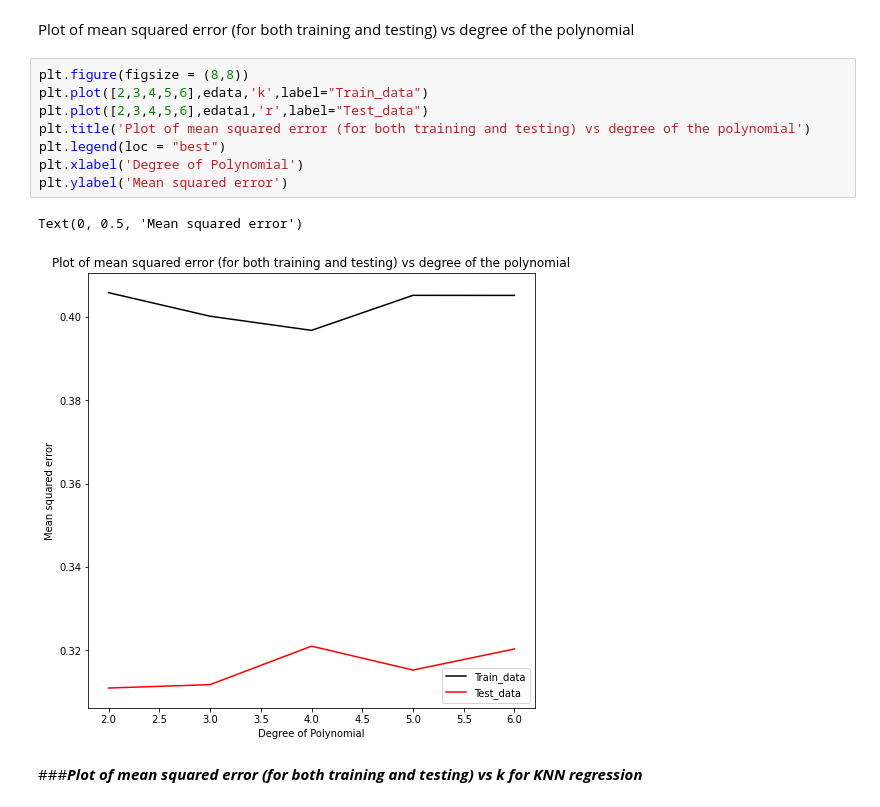
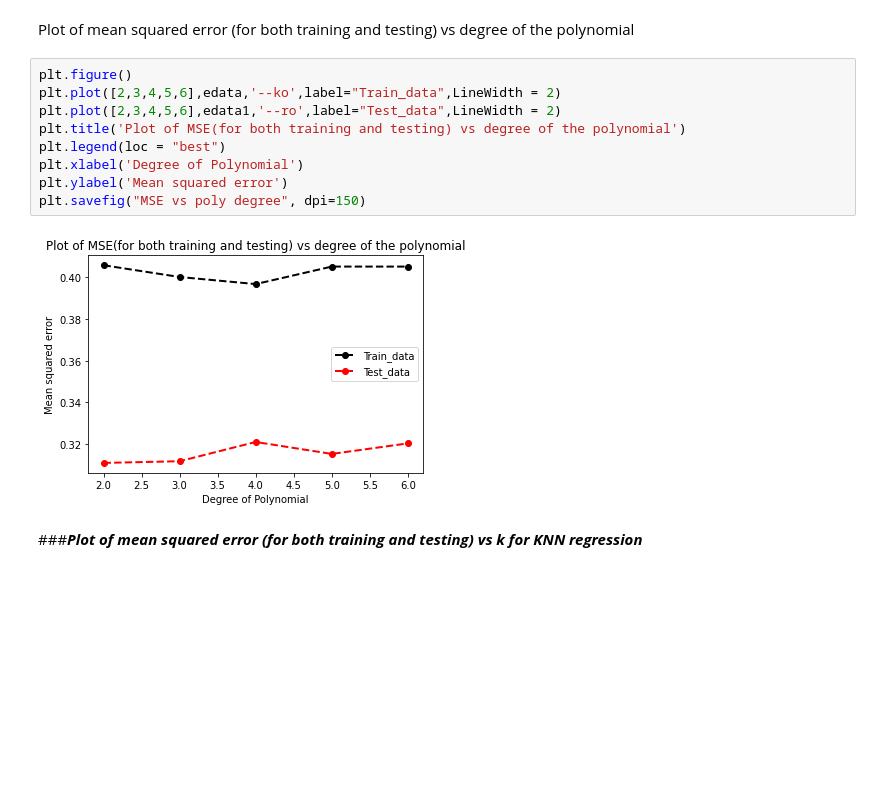
Before and after one commit to pra1608/Data-mining, a Jupyter notebook: ME780Exam17dec.ipynb, the cells around one changed output. Saved outputs shown, nothing was run; the diff lists cells and outputs as text; blank space fills up the shorter version.

```diff
--- a/ME780Exam17dec.ipynb
+++ b/ME780Exam17dec.ipynb
@@ -85,16 +89,16 @@ plt.show()
 # %% [markdown]
 Plot of mean squared error (for both training and testing) vs degree of the polynomial
 # %%
-plt.figure(figsize = (8,8))
-plt.plot([2,3,4,5,6],edata,'k',label="Train_data")
-plt.plot([2,3,4,5,6],edata1,'r',label="Test_data")
-plt.title('Plot of mean squared error (for both training and testing) vs degree of the polynomial')
+plt.figure()
+plt.plot([2,3,4,5,6],edata,'--ko',label="Train_data",LineWidth = 2)
+plt.plot([2,3,4,5,6],edata1,'--ro',label="Test_data",LineWidth = 2)
+plt.title('Plot of MSE(for both training and testing) vs degree of the polynomial')
 plt.legend(loc = "best")
 plt.xlabel('Degree of Polynomial')
 plt.ylabel('Mean squared error')
+plt.savefig("MSE vs poly degree", dpi=150)
 # %% [output]
-Text(0, 0.5, 'Mean squared error')
-[figure, old version]
+[figure, new version]
 # %% [markdown]
 ###***Plot of mean squared error (for both training and testing) vs k for KNN regression***
 # %%
```
Also changed, not shown: parts of 4 cells of this notebook.
